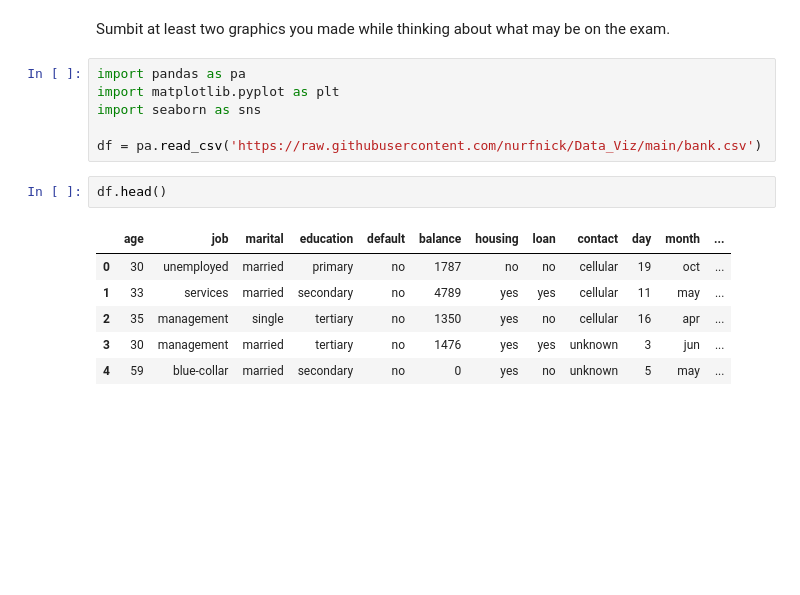
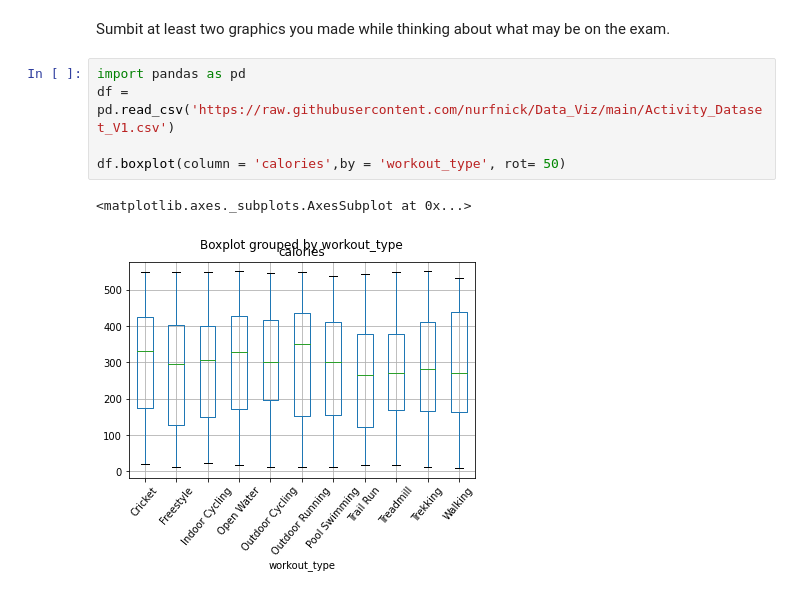
Before and after one commit to bbishal12/Quiz0, a Jupyter notebook: Quiz_30_Visualize_conclusion.ipynb, the cells around one changed output. Cells and saved outputs as stored; diff of their text form; blank space fills up the shorter version.

```diff
--- a/Quiz_30_Visualize_conclusion.ipynb
+++ b/Quiz_30_Visualize_conclusion.ipynb
@@ -7,17 +7,10 @@
 # %% [markdown]
 Sumbit at least two graphics you made while thinking about what may be on the exam.
 # %%
-import pandas as pa
-import matplotlib.pyplot as plt
-import seaborn as sns
+import pandas as pd
+df = pd.read_csv('https://raw.githubusercontent.com/nurfnick/Data_Viz/main/Activity_Dataset_V1.csv')
 
-df = pa.read_csv('https://raw.githubusercontent.com/nurfnick/Data_Viz/main/bank.csv')
+df.boxplot(column = 'calories',by = 'workout_type', rot= 50)
+# %% [output]
+<matplotlib.axes._subplots.AxesSubplot at 0x...>
+[figure, added]
-# %%
-df.head()
-# %% [output]
-|  | age | job | marital | education | default | balance | housing | loan | contact | day | month | ... |
-| 0 | 30 | unemployed | married | primary | no | 1787 | no | no | cellular | 19 | oct | ... |
-| 1 | 33 | services | married | secondary | no | 4789 | yes | yes | cellular | 11 | may | ... |
-| 2 | 35 | management | single | tertiary | no | 1350 | yes | no | cellular | 16 | apr | ... |
-| 3 | 30 | management | married | tertiary | no | 1476 | yes | yes | unknown | 3 | jun | ... |
-| 4 | 59 | blue-collar | married | secondary | no | 0 | yes | no | unknown | 5 | may | ... |
```
Also changed, not shown: parts of 3 cells of this notebook.
